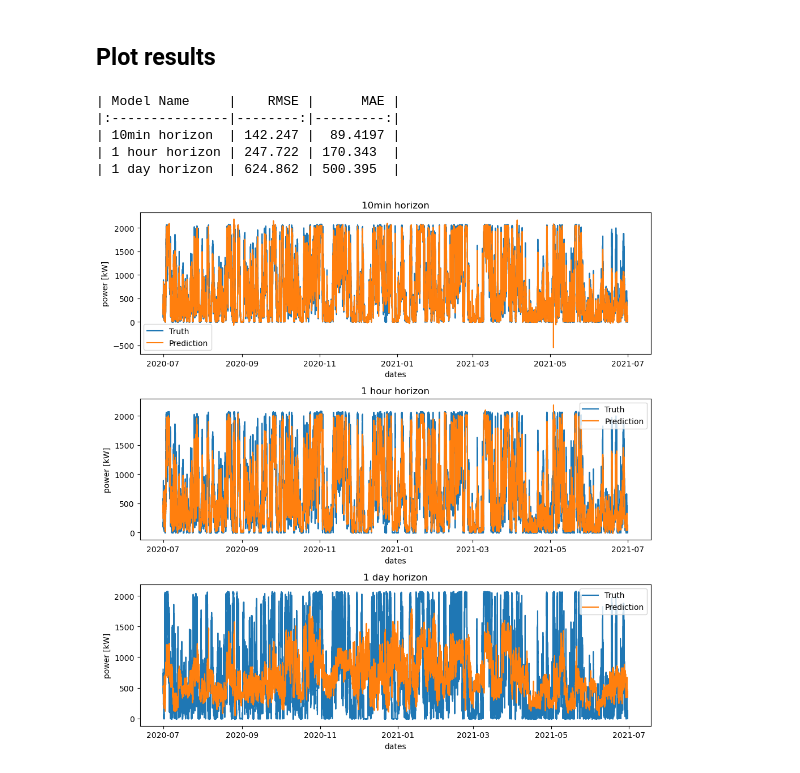
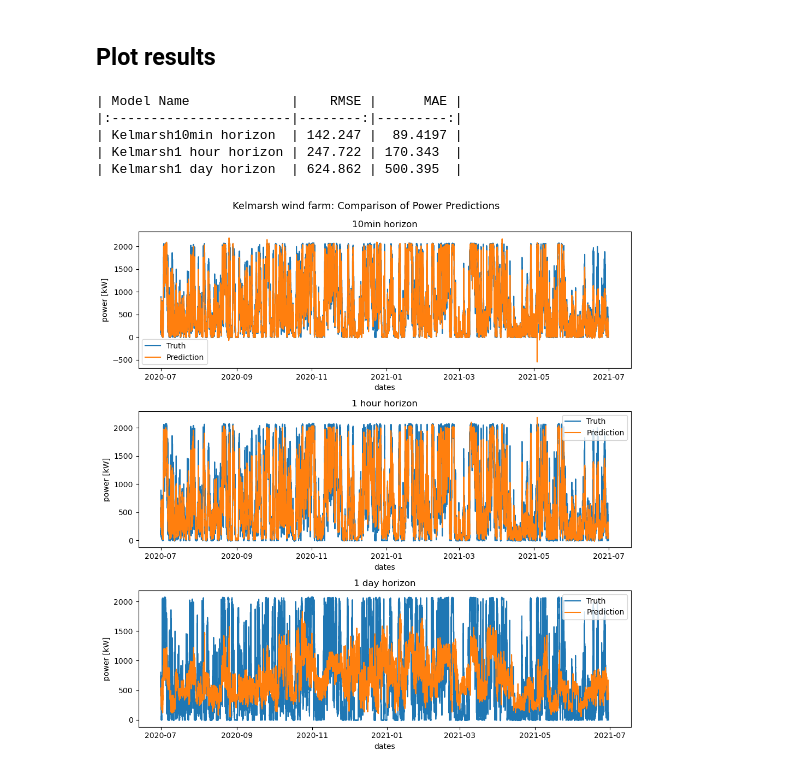
Before and after one commit to timweisbarth/renewable-energy-wind, a Jupyter notebook: doc/kelmarsh_main.ipynb, the cells around one changed output. Drawn from its saved outputs; the diff is of its cells as text; code cells hidden in the pictures.

```diff
--- a/doc/kelmarsh_main.ipynb
+++ b/doc/kelmarsh_main.ipynb
@@ -32,14 +28,14 @@ Finished training model 1 day horizon
 # %% [markdown]
 ## Plot results
 # %%
-visualizations.plot_metrics(models)
+visualizations.plot_metrics("Kelmarsh",models)
 # %% [output]
-| Model Name     |    RMSE |      MAE |
-|:---------------|--------:|---------:|
-| 10min horizon  | 142.247 |  89.4197 |
-| 1 hour horizon | 247.722 | 170.343  |
-| 1 day horizon  | 624.862 | 500.395  |
+| Model Name             |    RMSE |      MAE |
+|:-----------------------|--------:|---------:|
+| Kelmarsh10min horizon  | 142.247 |  89.4197 |
+| Kelmarsh1 hour horizon | 247.722 | 170.343  |
+| Kelmarsh1 day horizon  | 624.862 | 500.395  |
 # %%
-visualizations.plot_models(models)
+visualizations.plot_models("Kelmarsh",models)
 # %% [output]
-[figure, old version]
+[figure, new version]
```
Also changed, not shown: parts of 1 cell of this notebook, 4 other files.
